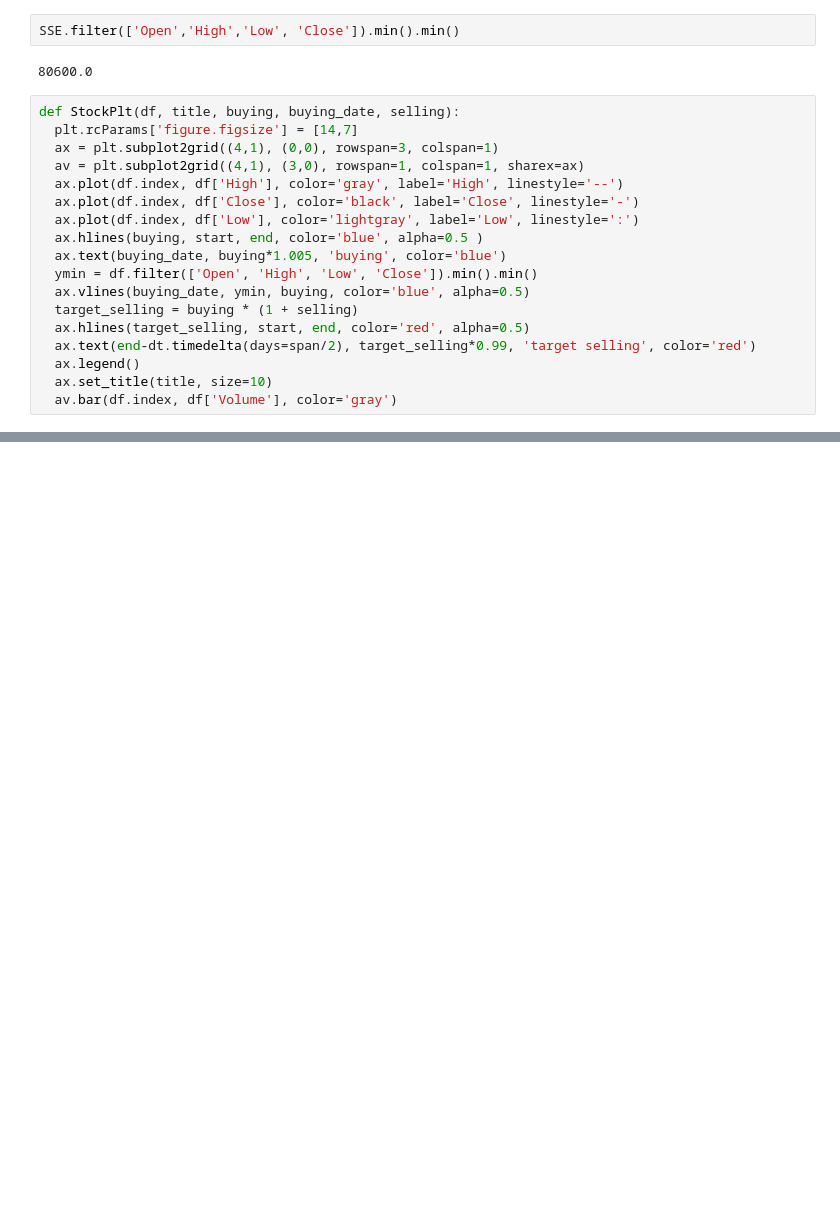
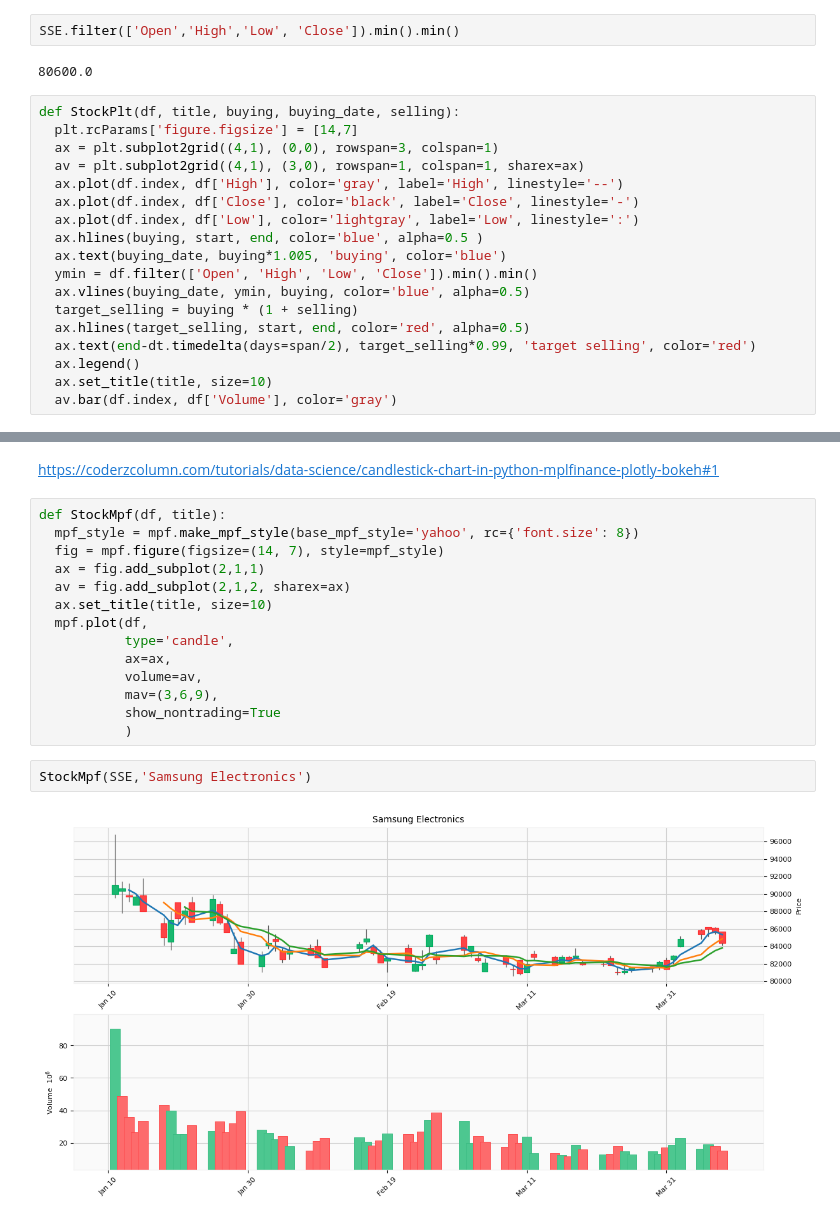
Before and after one commit to zasminah/DataVisualization, a Jupyter notebook: Stock_visualization.ipynb, the cells around one changed output, grey strips where cells are left out. Cells and saved outputs as stored; diff of their text form; blank space fills up the shorter version.

```diff
--- a/Stock_visualization.ipynb
+++ b/Stock_visualization.ipynb
@@ -98,0 +123,20 @@ StockPlt(LGE,'LG Electronics', 152000, dt.datetime(2021, 3, 30), 0.2)
+# %% [markdown]
+https://coderzcolumn.com/tutorials/data-science/candlestick-chart-in-python-mplfinance-plotly-bokeh#1
+# %%
+def StockMpf(df, title):
+  mpf_style = mpf.make_mpf_style(base_mpf_style='yahoo', rc={'font.size': 8})
+  fig = mpf.figure(figsize=(14, 7), style=mpf_style)
+  ax = fig.add_subplot(2,1,1)
+  av = fig.add_subplot(2,1,2, sharex=ax)
+  ax.set_title(title, size=10)
+  mpf.plot(df,
+           type='candle',
+           ax=ax,
+           volume=av,
+           mav=(3,6,9),
+           show_nontrading=True
+           )
+# %%
+StockMpf(SSE,'Samsung Electronics')
+# %% [output]
+[figure, added]
```
Also changed, not shown: parts of 11 cells of this notebook.
